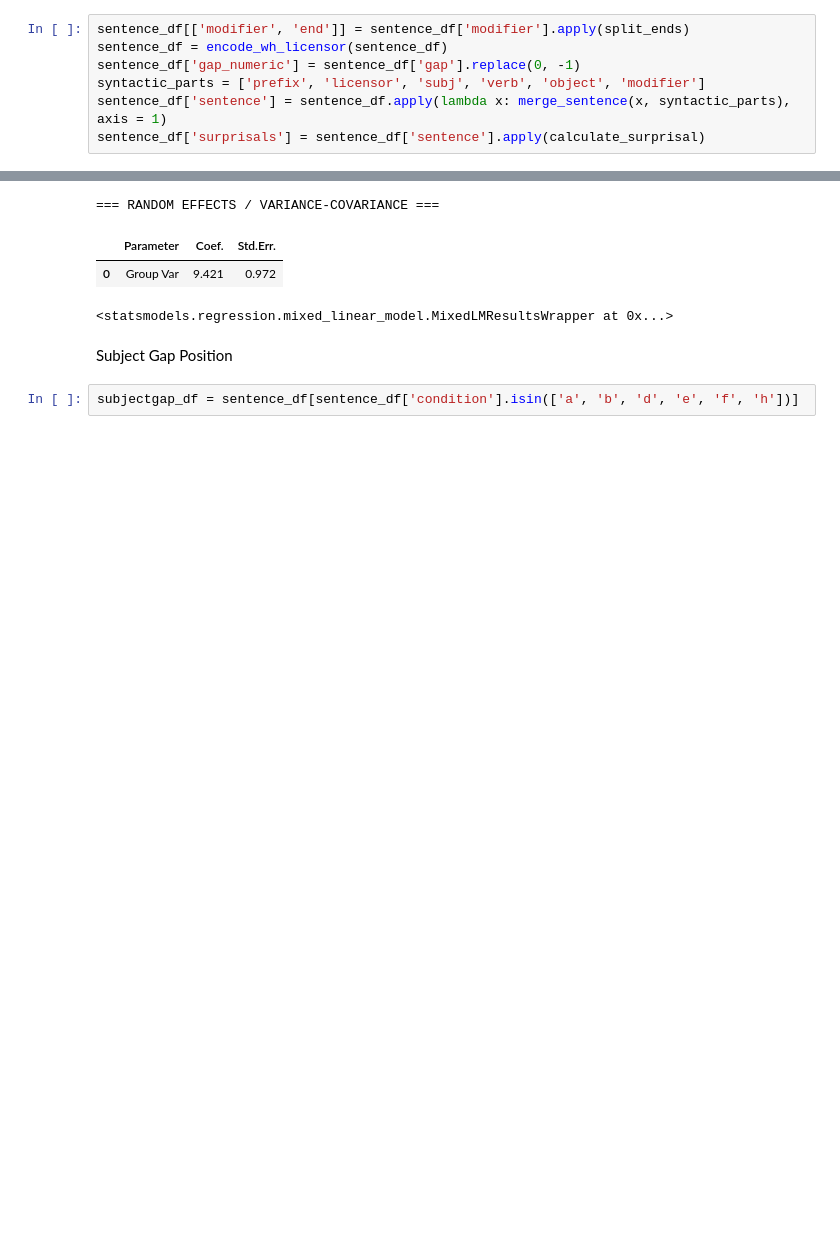
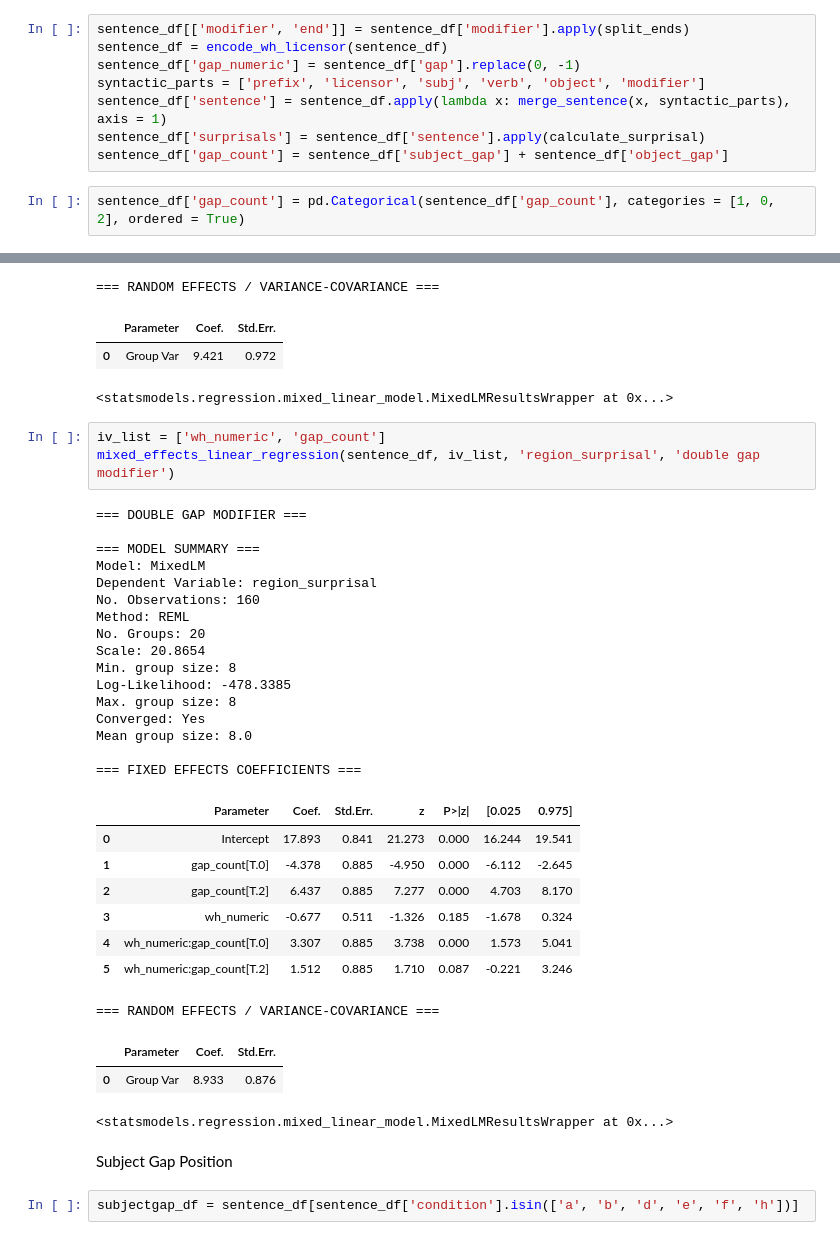
Before and after one commit to um-cap-lab/EMNLP-2025-submission, a Jupyter notebook: mixed_effects_modeling_gpt2.ipynb, the cells around one changed output, grey strips where cells are left out. Saved outputs shown, nothing was run; the diff lists cells and outputs as text; blank space fills up the shorter version.

Commit message:
Updated Double Gap Construction experimental setup

```diff
--- a/mixed_effects_modeling_gpt2.ipynb
+++ b/mixed_effects_modeling_gpt2.ipynb
@@ -755,6 +755,9 @@ sentence_df['gap_numeric'] = sentence_df['gap'].replace(0, -1)
 syntactic_parts = ['prefix', 'licensor', 'subj', 'verb', 'object', 'modifier']
 sentence_df['sentence'] = sentence_df.apply(lambda x: merge_sentence(x, syntactic_parts), axis = 1)
 sentence_df['surprisals'] = sentence_df['sentence'].apply(calculate_surprisal)
+sentence_df['gap_count'] = sentence_df['subject_gap'] + sentence_df['object_gap']
+# %%
+sentence_df['gap_count'] = pd.Categorical(sentence_df['gap_count'], categories = [1, 0, 2], ordered = True)
 # %% [markdown]
 Post Gap Region - Modifier
 # %%
@@ -793,6 +796,37 @@ Mean group size: 8.0
 |  | Parameter | Coef. | Std.Err. |
 | 0 | Group Var | 9.421 | 0.972 |
 <statsmodels.regression.mixed_linear_model.MixedLMResultsWrapper at 0x...>
+# %%
+iv_list = ['wh_numeric', 'gap_count']
+mixed_effects_linear_regression(sentence_df, iv_list, 'region_surprisal', 'double gap modifier')
+# %% [output]
+=== DOUBLE GAP MODIFIER ===
+
+=== MODEL SUMMARY ===
+Model: MixedLM
+Dependent Variable: region_surprisal
+No. Observations: 160
+Method: REML
+No. Groups: 20
+Scale: 20.8654
+Min. group size: 8
+Log-Likelihood: -478.3385
+Max. group size: 8
+Converged: Yes
+Mean group size: 8.0
+
+=== FIXED EFFECTS COEFFICIENTS ===
+|  | Parameter | Coef. | Std.Err. | z | P>|z| | [0.025 | 0.975] |
+| 0 | Intercept | 17.893 | 0.841 | 21.273 | 0.000 | 16.244 | 19.541 |
+| 1 | gap_count[T.0] | -4.378 | 0.885 | -4.950 | 0.000 | -6.112 | -2.645 |
+| 2 | gap_count[T.2] | 6.437 | 0.885 | 7.277 | 0.000 | 4.703 | 8.170 |
+| 3 | wh_numeric | -0.677 | 0.511 | -1.326 | 0.185 | -1.678 | 0.324 |
+| 4 | wh_numeric:gap_count[T.0] | 3.307 | 0.885 | 3.738 | 0.000 | 1.573 | 5.041 |
+| 5 | wh_numeric:gap_count[T.2] | 1.512 | 0.885 | 1.710 | 0.087 | -0.221 | 3.246 |
+=== RANDOM EFFECTS / VARIANCE-COVARIANCE ===
+|  | Parameter | Coef. | Std.Err. |
+| 0 | Group Var | 8.933 | 0.876 |
+<statsmodels.regression.mixed_linear_model.MixedLMResultsWrapper at 0x...>
 # %% [markdown]
 Subject Gap Position
 # %%
```
Also changed, not shown: parts of 3 cells of this notebook, 2 other files.
